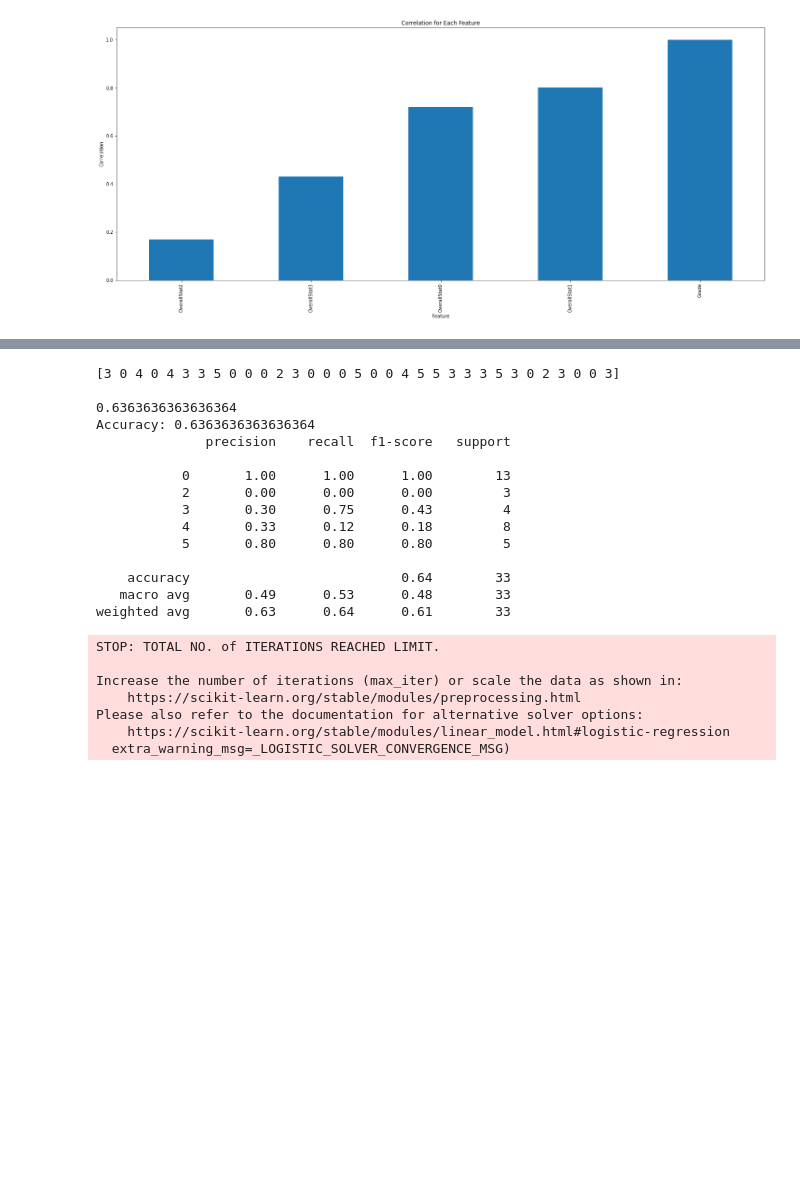
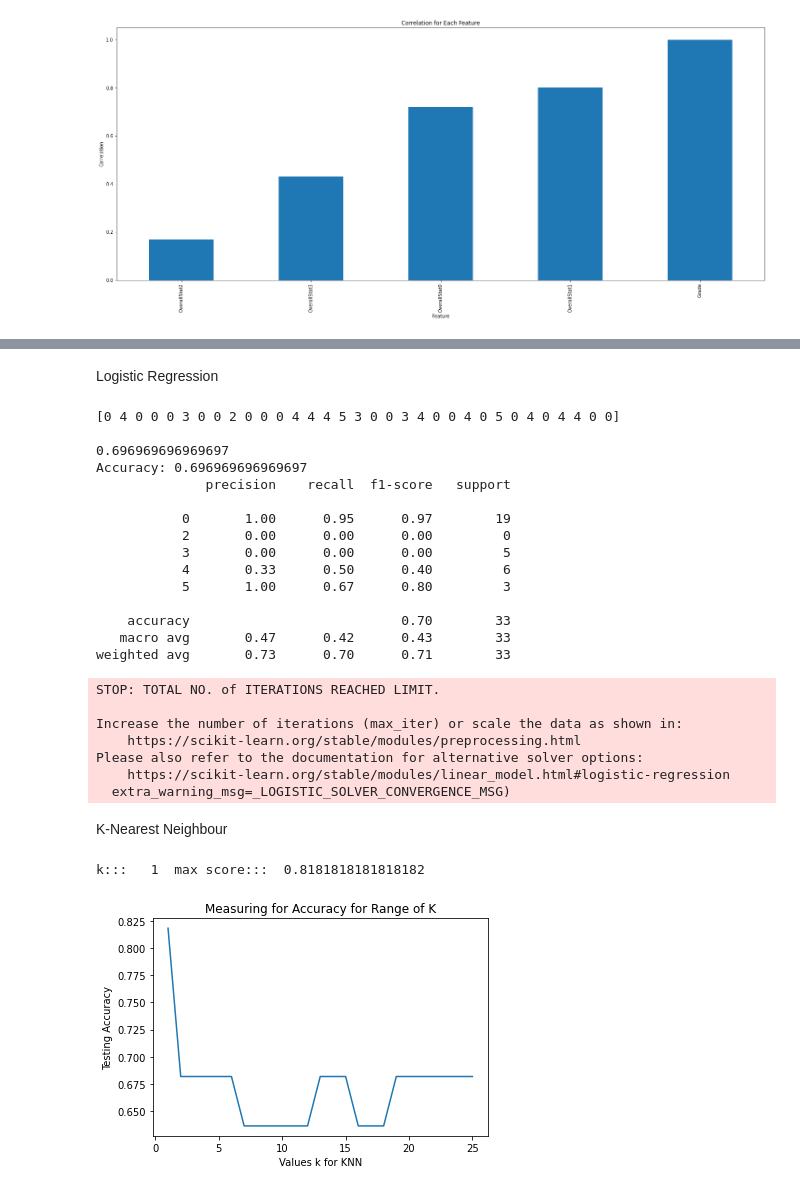
Before and after one commit to claredavies/DataScienceCoursework, a Jupyter notebook: StudentGradePredictionCoursework.ipynb, the cells around one changed output, grey strips where cells are left out. Saved outputs shown, nothing was run; the diff lists cells and outputs as text; code cells hidden in the pictures; blank space fills up the shorter version.

```diff
--- a/StudentGradePredictionCoursework.ipynb
+++ b/StudentGradePredictionCoursework.ipynb
@@ -99,3 +98,5 @@ Accuracy: 1.0
+# %% [markdown]
+Logistic Regression
 # %%
 #///////////////////////////// Logistic Regression
 import seaborn as sns
@@ -104,7 +105,14 @@ from sklearn.metrics import classification_report
 from sklearn.metrics import accuracy_score
 from sklearn.model_selection import train_test_split
 
-x_train, x_test, y_train, y_test = train_test_split(X, y, test_size=0.3, random_state=42)
+x_train, x_test, y_train, y_test = train_test_split(X, y, test_size=0.3, random_state=27)
+
+from sklearn.preprocessing import StandardScaler
+scaler = StandardScaler()
+scaler.fit(X_train)
+
+X_train = scaler.transform(X_train)
+X_test = scaler.transform(X_test)
 
 clf = LogisticRegression()
 clf.fit(x_train, y_train) #Training the model
@@ -121,21 +129,21 @@ print(accuracy_score(y_test, y_pred))
 print("Accuracy:",metrics.accuracy_score(y_test, y_pred))
 print(classification_report(y_test, y_pred))
 # %% [output]
-[3 0 4 0 4 3 3 5 0 0 0 2 3 0 0 0 5 0 0 4 5 5 3 3 3 5 3 0 2 3 0 0 3]
+[0 4 0 0 0 3 0 0 2 0 0 0 4 4 4 5 3 0 0 3 4 0 0 4 0 5 0 4 0 4 4 0 0]
 
-0.6363636363636364
-Accuracy: 0.6363636363636364
+0.696969696969697
+Accuracy: 0.696969696969697
               precision    recall  f1-score   support
 
-           0       1.00      1.00      1.00        13
-           2       0.00      0.00      0.00         3
-           3       0.30      0.75      0.43         4
-           4       0.33      0.12      0.18         8
-           5       0.80      0.80      0.80         5
+           0       1.00      0.95      0.97        19
+           2       0.00      0.00      0.00         0
+           3       0.00      0.00      0.00         5
+           4       0.33      0.50      0.40         6
+           5       1.00      0.67      0.80         3
 
-    accuracy                           0.64        33
-   macro avg       0.49      0.53      0.48        33
-weighted avg       0.63      0.64      0.61        33
+    accuracy                           0.70        33
+   macro avg       0.47      0.42      0.43        33
+weighted avg       0.73      0.70      0.71        33
 STOP: TOTAL NO. of ITERATIONS REACHED LIMIT.
 
 Increase the number of iterations (max_iter) or scale the data as shown in:
@@ -143,3 +151,50 @@ Increase the number of iterations (max_iter) or scale the data as shown in:
 Please also refer to the documentation for alternative solver options:
     https://scikit-learn.org/stable/modules/linear_model.html#logistic-regression
   extra_warning_msg=_LOGISTIC_SOLVER_CONVERGENCE_MSG)
+# %% [markdown]
+K-Nearest Neighbour
+# %%
+#Import knearest neighbors Classifier model
+from sklearn.neighbors import KNeighborsClassifier
+
+X = std
+y=std['Grade']  # Labels
+
+# Split dataset into training set and test set
+X_train, X_test, y_train, y_test = train_test_split(X, y, test_size=0.2) # 70% training and 30% test
+
+from sklearn.preprocessing import StandardScaler
+scaler = StandardScaler()
+scaler.fit(X_train)
+
+X_train = scaler.transform(X_train)
+X_test = scaler.transform(X_test)
+
+k_range = range(1,26)
+scores = {}
+scores_list = []
+max_score = 0.00
+max_k = 1
+
+for k in k_range:
+      knn = KNeighborsClassifier(n_neighbors=k)
+      knn.fit(X_train, y_train)
+      y_pred = knn.predict(X_test)
+      scores[k] = accuracy_score(y_test, y_pred)
+      scores_list.append(scores[k])
+      if scores[k] > max_score:
+        max_k = k
+        max_score = scores[k]
+
+plt.clf()
+plt.plot(k_range,scores_list)
+plt.xlabel("Values k for KNN")
+plt.ylabel("Testing Accuracy")
+plt.title('Measuring for Accuracy for Range of K')
+
+print()# Printing new line
+
+print("k:::   " + str(max_k) + "  max score:::  " + str(max_score))
+# %% [output]
+k:::   1  max score:::  0.8181818181818182
+[figure, added]
```
Also changed, not shown: parts of 5 cells of this notebook.
